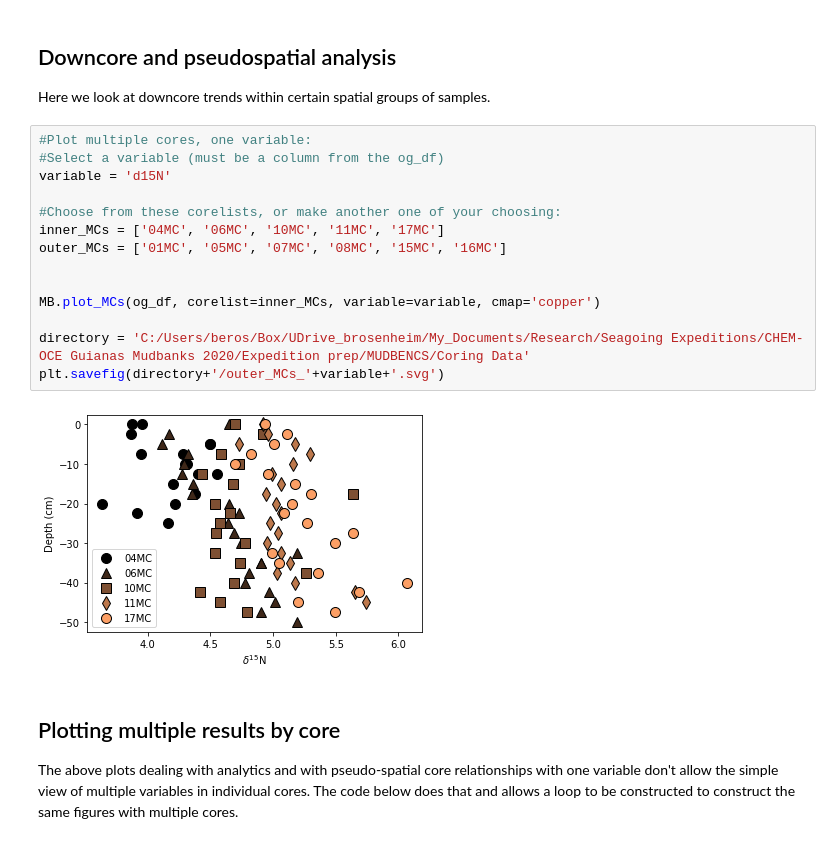
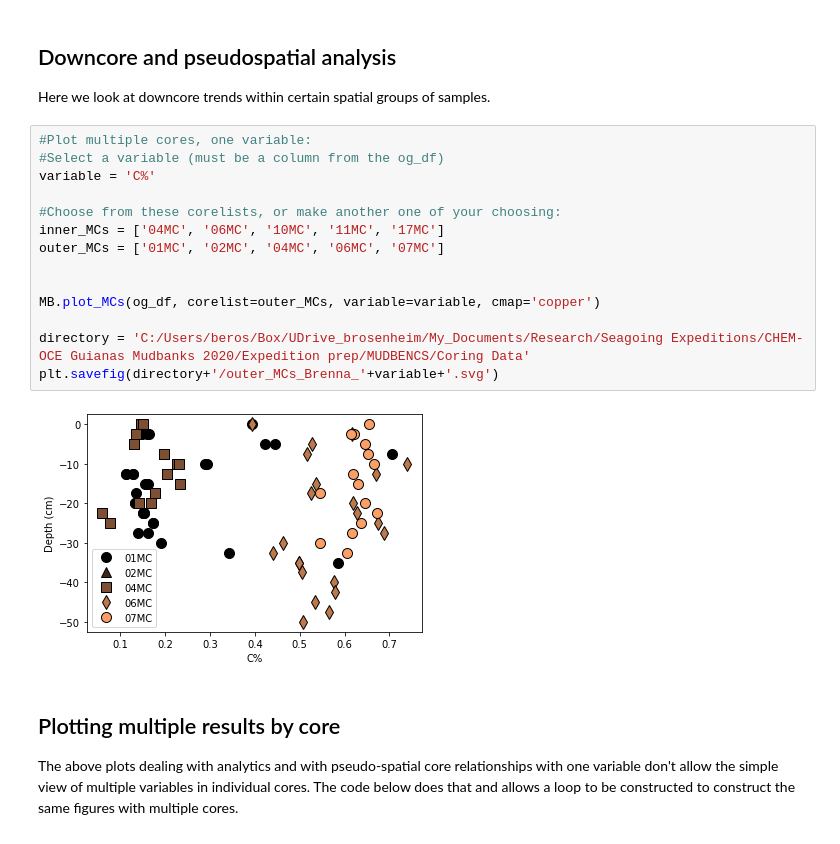
Before and after one commit to DirtBurner/MUDBENCS, a Jupyter notebook: MUDBENCS_MC_Data.ipynb, the cells around one changed output. Saved outputs shown, nothing was run; the diff lists cells and outputs as text.

```diff
--- a/MUDBENCS_MC_Data.ipynb
+++ b/MUDBENCS_MC_Data.ipynb
@@ -41,19 +41,19 @@ Here we look at downcore trends within certain spatial groups of samples.
 # %%
 #Plot multiple cores, one variable:
 #Select a variable (must be a column from the og_df)
-variable = 'd15N'
+variable = 'C%'
 
 #Choose from these corelists, or make another one of your choosing:
 inner_MCs = ['04MC', '06MC', '10MC', '11MC', '17MC']
-outer_MCs = ['01MC', '05MC', '07MC', '08MC', '15MC', '16MC']
+outer_MCs = ['01MC', '02MC', '04MC', '06MC', '07MC']
 
 
-MB.plot_MCs(og_df, corelist=inner_MCs, variable=variable, cmap='copper')
+MB.plot_MCs(og_df, corelist=outer_MCs, variable=variable, cmap='copper')
 
 directory = 'C:/Users/beros/Box/UDrive_brosenheim/My_Documents/Research/Seagoing Expeditions/CHEM-OCE Guianas Mudbanks 2020/Expedition prep/MUDBENCS/Coring Data'
-plt.savefig(directory+'/outer_MCs_'+variable+'.svg')
+plt.savefig(directory+'/outer_MCs_Brenna_'+variable+'.svg')
 # %% [output]
-[figure, old version]
+[figure, new version]
 # %% [markdown]
 ## Plotting multiple results by core
 The above plots dealing with analytics and with pseudo-spatial core relationships with one variable don't allow the simple view of multiple variables in individual cores. The code below does that and allows a loop to be constructed to construct the same figures with multiple cores.
```
Also changed, not shown: parts of 11 cells of this notebook, 1 other file.
